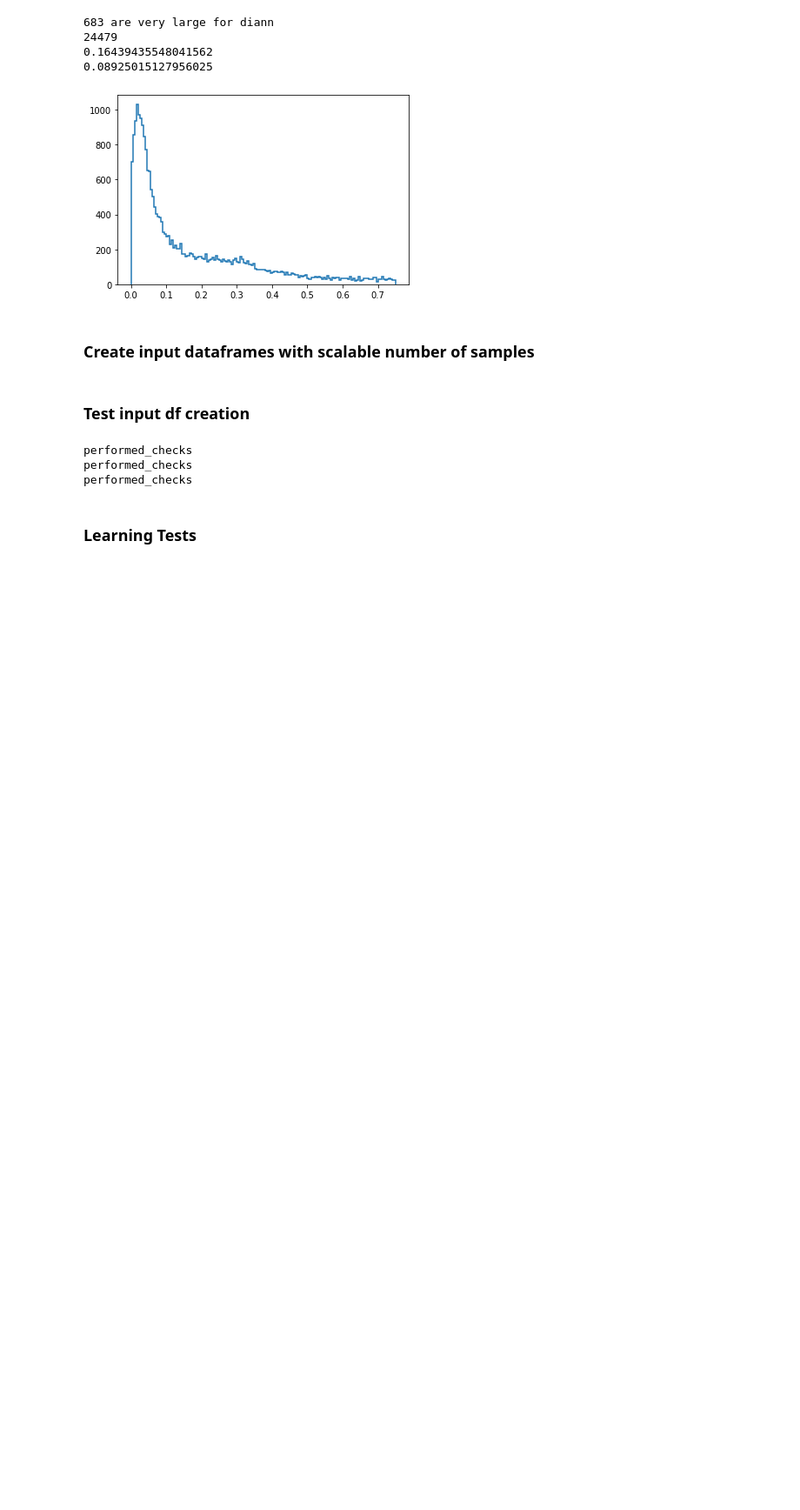
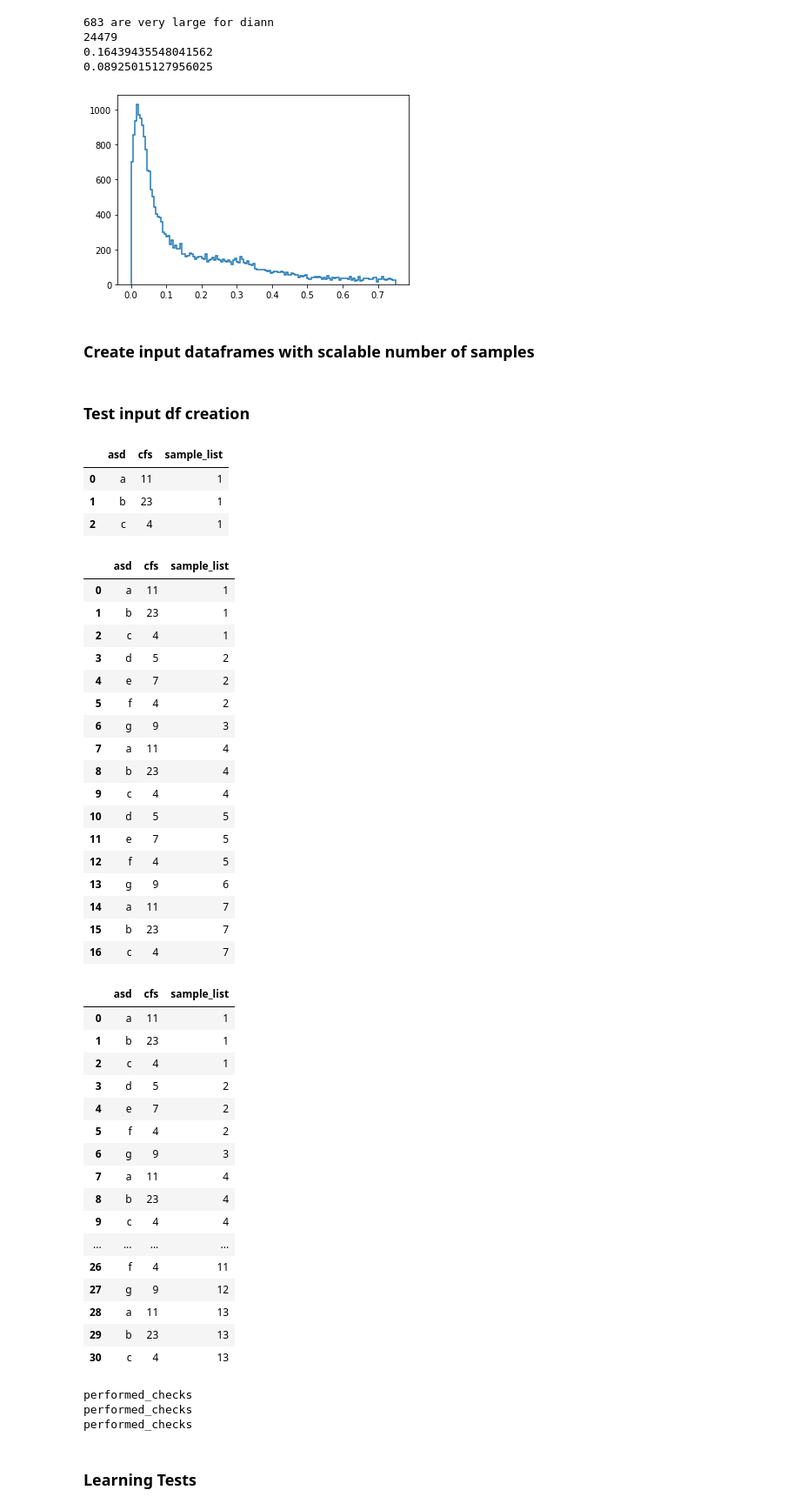
Before and after one commit to MannLabs/directlfq, a Jupyter notebook: 12_benchmarking.ipynb, the cells around one changed output. Shown at 87% size. Saved outputs shown, nothing was run; the diff lists cells and outputs as text; code cells hidden in the pictures; blank space fills up the shorter version.

```diff
--- a/12_benchmarking.ipynb
+++ b/12_benchmarking.ipynb
@@ -564,14 +564,14 @@ class ScaledDFCreatorIQFormat():
         num_scaled_samples = self._desired_number_of_samples
         num_samples = len(self._sample_list)
         indexes_of_scaled_sample_list = list(range(num_scaled_samples))
-        self._indexes_to_expand_quant_df = [x%num_samples for x in indexes_of_scaled_sample_list]
+        self._indexes_to_expand_quant_df = [x%num_samples+1 for x in indexes_of_scaled_sample_list]
 
     def _get_new_samples_column(self):
         scaled_repeated_sample_list = self.scaled_quant_df.index
         previous_sample = scaled_repeated_sample_list[0]
-        new_sample_list = [0]
+        new_sample_list = [1]
 
-        sample_id = 0
+        sample_id = 1
         for sample in scaled_repeated_sample_list[1:]:
             if sample != previous_sample:
                 sample_id +=1
@@ -584,27 +584,68 @@ class ScaledDFCreatorIQFormat():
 # %%
 #hide
 import numpy as np
 import pandas as pd
 
-quant_df  = pd.DataFrame({'sample_list' : [0, 0, 1, 2, 2, 2, 2], 'asd' : ['a', 'b', 'c', 'd', 'e', 'f', 'g'], 'cfs' : [11, 23, 4, 5, 7, 4, 9]})
+quant_df  = pd.DataFrame({'sample_list' : [1, 1, 1, 2, 2, 2, 3], 'asd' : ['a', 'b', 'c', 'd', 'e', 'f', 'g'], 'cfs' : [11, 23, 4, 5, 7, 4, 9]})
 samplelist_df = pd.DataFrame({'sample_list' : ['s1', 's2', 's3']})
 
 def test_that_scaled_numbers_of_samples_are_as_expected(quant_df, samplelist_df,desired_num_samples):
     scaled_df_creator = ScaledDFCreatorIQFormat(quant_df, samplelist_df, desired_num_samples)
     assert len(set(scaled_df_creator.scaled_quant_df["sample_list"])) == desired_num_samples
     assert len(scaled_df_creator.scaled_sample_list_df.index) == desired_num_samples
+    display(scaled_df_creator.scaled_quant_df)
 
 
 test_that_scaled_numbers_of_samples_are_as_expected(quant_df, samplelist_df, 1)
 test_that_scaled_numbers_of_samples_are_as_expected(quant_df, samplelist_df, 7)
 test_that_scaled_numbers_of_samples_are_as_expected(quant_df, samplelist_df, 13)
 
 
 def test_that_repetition_worked_out(quant_df, samplelist_df):
     scaled_df_creator = ScaledDFCreatorIQFormat(quant_df, samplelist_df, 7)
-    assert np.alltrue(scaled_df_creator.scaled_quant_df["sample_list"][10:14] == [5 for x in range(4)])
+    assert np.alltrue(scaled_df_creator.scaled_quant_df["sample_list"][6] == [3])
 
 test_that_repetition_worked_out(quant_df, samplelist_df)
+# %% [output]
+|  | asd | cfs | sample_list |
+| 0 | a | 11 | 1 |
+| 1 | b | 23 | 1 |
+| 2 | c | 4 | 1 |
+|  | asd | cfs | sample_list |
+| 0 | a | 11 | 1 |
+| 1 | b | 23 | 1 |
+| 2 | c | 4 | 1 |
+| 3 | d | 5 | 2 |
+| 4 | e | 7 | 2 |
+| 5 | f | 4 | 2 |
+| 6 | g | 9 | 3 |
+| 7 | a | 11 | 4 |
+| 8 | b | 23 | 4 |
+| 9 | c | 4 | 4 |
+| 10 | d | 5 | 5 |
+| 11 | e | 7 | 5 |
+| 12 | f | 4 | 5 |
+| 13 | g | 9 | 6 |
+| 14 | a | 11 | 7 |
+| 15 | b | 23 | 7 |
+| 16 | c | 4 | 7 |
+|  | asd | cfs | sample_list |
+| 0 | a | 11 | 1 |
+| 1 | b | 23 | 1 |
+| 2 | c | 4 | 1 |
+| 3 | d | 5 | 2 |
+| 4 | e | 7 | 2 |
+| 5 | f | 4 | 2 |
+| 6 | g | 9 | 3 |
+| 7 | a | 11 | 4 |
+| 8 | b | 23 | 4 |
+| 9 | c | 4 | 4 |
+| ... | ... | ... | ... |
+| 26 | f | 4 | 11 |
+| 27 | g | 9 | 12 |
+| 28 | a | 11 | 13 |
+| 29 | b | 23 | 13 |
+| 30 | c | 4 | 13 |
 # %%
 #hide
 import pandas as pd
```
Also changed, not shown: 4 other files.
